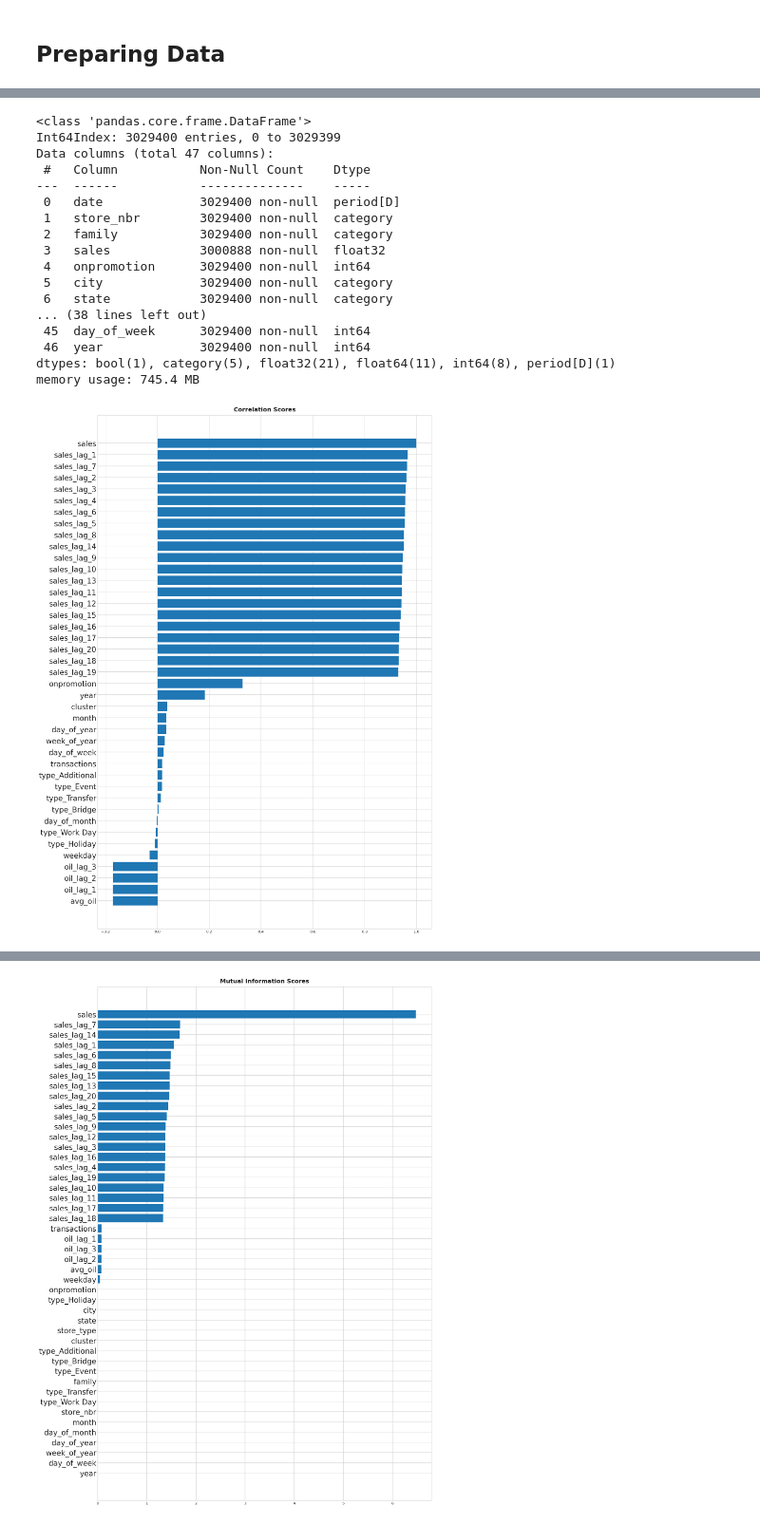
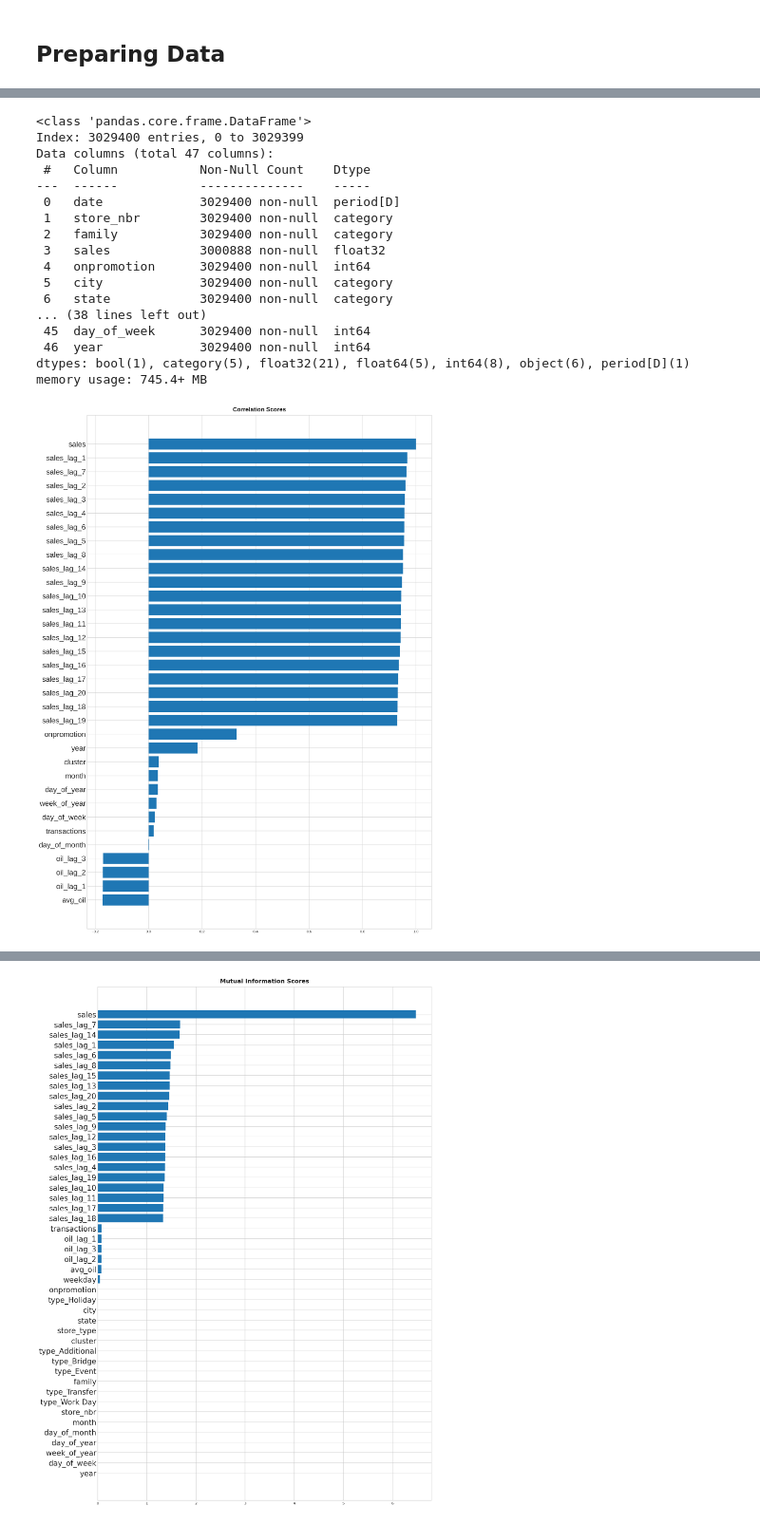
Before and after one commit to Alijanloo/store-sales-forecasting, a Jupyter notebook: store-sales.ipynb, the cells around one changed output, grey strips where cells are left out. Shown at 95% size. Saved outputs shown, nothing was run; the diff lists cells and outputs as text; code cells hidden in the pictures.

```diff
--- a/store-sales.ipynb
+++ b/store-sales.ipynb
@@ -543,11 +461,15 @@ select_events.head()
 # %%
-events_alldays = calendar.merge(select_events, on='date', how='left')
-events_alldays[['type_Additional', 'type_Bridge', 'type_Event', 'type_Holiday',
-       'type_Transfer', 'type_Work Day']] = events_alldays[['type_Additional', 'type_Bridge', 'type_Event', 'type_Holiday',
-                  'type_Transfer', 'type_Work Day']].fillna(0)
-events_alldays.loc[events_alldays['weekday'].isna(), 'weekday'] = events_alldays.loc[events_alldays['weekday'].isna(), :].index.day_of_week <= 4
-events_alldays['weekday'] = events_alldays['weekday'].astype('bool')
-events_alldays.info(null_counts=True)
+events_alldays = calendar.merge(select_events, on="date", how="left")
+events_alldays[["type_Additional", "type_Bridge", "type_Event", "type_Holiday", "type_Transfer", "type_Work Day"]] = (
+    events_alldays[
+        ["type_Additional", "type_Bridge", "type_Event", "type_Holiday", "type_Transfer", "type_Work Day"]
+    ].fillna(0)
+)
+events_alldays.loc[events_alldays["weekday"].isna(), "weekday"] = (
+    events_alldays.loc[events_alldays["weekday"].isna(), :].index.day_of_week <= 4
+)
+events_alldays["weekday"] = events_alldays["weekday"].astype("bool")
+events_alldays.info(show_counts=True)
 # %% [output]
 <class 'pandas.core.frame.DataFrame'>
 PeriodIndex: 1700 entries, 2013-01-01 to 2017-08-31
@@ -621,20 +506,22 @@ def create_date_features(df):
 # %%
 data = pd.concat([train, test])
 
-data = data.merge(stores, left_on="store_nbr", right_on="store_nbr", how="left") \
-        .rename(columns={"type": "store_type"}) \
-        .merge(transactions, left_on=["date", "store_nbr"], right_on=["date", "store_nbr"], how="left") \
-        .merge(events_alldays, left_on="date", right_on="date", how="left") \
-        .drop_duplicates(subset="id") \
-        .rename(columns={"type": "holiday_type"}) \
-        .merge(oil_alldays, left_on="date", right_on="date", how="left") \
-        .merge(laged_sales, on=["date", "store_nbr", "family"], how='left')
+data = (
+    data.merge(stores, left_on="store_nbr", right_on="store_nbr", how="left")
+    .rename(columns={"type": "store_type"})
+    .merge(transactions, left_on=["date", "store_nbr"], right_on=["date", "store_nbr"], how="left")
+    .merge(events_alldays, left_on="date", right_on="date", how="left")
+    .drop_duplicates(subset="id")
+    .rename(columns={"type": "holiday_type"})
+    .merge(oil_alldays, left_on="date", right_on="date", how="left")
+    .merge(laged_sales, on=["date", "store_nbr", "family"], how="left")
+)
 data = create_date_features(data)
-data.set_index('id', inplace=True, drop=True)
-data.info(null_counts=True)
+data.set_index("id", inplace=True, drop=True)
+data.info(show_counts=True)
 # %% [output]
 <class 'pandas.core.frame.DataFrame'>
-Int64Index: 3029400 entries, 0 to 3029399
+Index: 3029400 entries, 0 to 3029399
 Data columns (total 47 columns):
  #   Column           Non-Null Count    Dtype
 ---  ------           --------------    -----
@@ -648,8 +535,8 @@ Data columns (total 47 columns):
 ... (38 lines left out)
  45  day_of_week      3029400 non-null  int64
  46  year             3029400 non-null  int64
-dtypes: bool(1), category(5), float32(21), float64(11), int64(8), period[D](1)
-memory usage: 745.4 MB
+dtypes: bool(1), category(5), float32(21), float64(5), int64(8), object(6), period[D](1)
+memory usage: 745.4+ MB
 # %%
 def plot_scores(scores, title="Scores"):
     f, ax = plt.subplots(figsize=(15, 20))
@@ -660,10 +547,11 @@ def plot_scores(scores, title="Scores"):
     plt.yticks(width, ticks, fontsize=20)
     plt.title(title)
 # %%
-corr = data.corr()
-corr_scores = corr['sales'].sort_values(ascending=False)
+numeric_cols = data.select_dtypes(include=[np.number]).columns
+corr = data[numeric_cols].corr()
+corr_scores = corr["sales"].sort_values(ascending=False)
 plot_scores(corr_scores, "Correlation Scores")
 # %% [output]
-[figure, old version]
+[figure, new version]
 # %%
 # for calculating mi, it's better to charactrize the descret features
```
Also changed, not shown: parts of 48 cells of this notebook, 2 other files.
